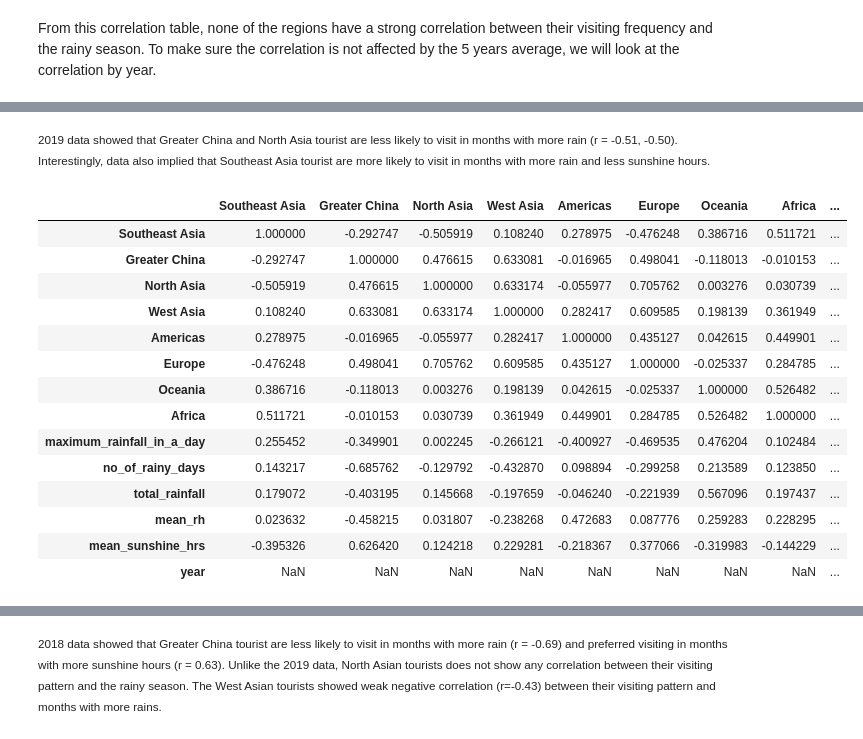
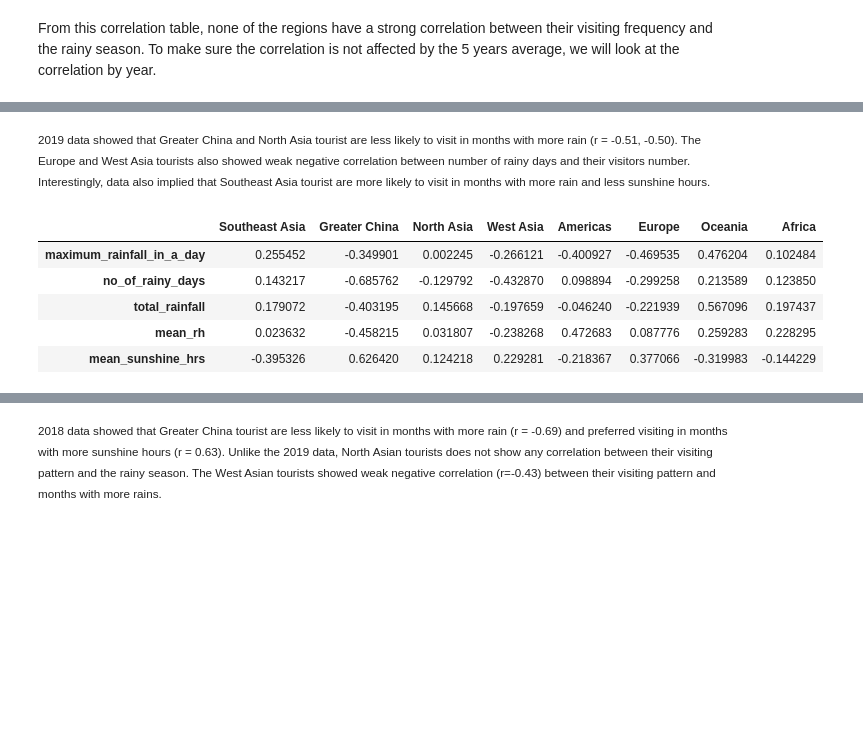
Before and after one commit to altheaxcvii/GA-Project1-Rain-Induced-Fluctuations-in-Singapore-s-Tourism-Number, a Jupyter notebook: Rain-Induced Fluctuations in Singapore's Tourism Number.ipynb, the cells around one changed output, grey strips where cells are left out. Drawn from its saved outputs; the diff is of its cells as text; code cells hidden in the pictures; blank space fills up the shorter version.

```diff
--- a/Rain-Induced Fluctuations in Singapore's Tourism Number.ipynb
+++ b/Rain-Induced Fluctuations in Singapore's Tourism Number.ipynb
@@ -533,21 +537,12 @@ profile_by_region[profile_by_region['year'] == 2019].corr()
 # %% [markdown]
-<small>2019 data showed that Greater China and North Asia tourist are less likely to visit in months with more rain (r = -0.51, -0.50). Interestingly, data also implied that Southeast Asia tourist are more likely to visit in months with more rain and less sunshine hours.
+<small>2019 data showed that Greater China and North Asia tourist are less likely to visit in months with more rain (r = -0.51, -0.50). The Europe and West Asia tourists also showed weak negative correlation between number of rainy days and their visitors number. Interestingly, data also implied that Southeast Asia tourist are more likely to visit in months with more rain and less sunshine hours.
 # %%
 #2018
-profile_by_region[profile_by_region['year'] == 2018].corr()
+profile_by_region[profile_by_region['year'] == 2018].corr().iloc[8:-1,:8]
 # %% [output]
-|  | Southeast Asia | Greater China | North Asia | West Asia | Americas | Europe | Oceania | Africa | ... |
-| Southeast Asia | 1.000000 | -0.292747 | -0.505919 | 0.108240 | 0.278975 | -0.476248 | 0.386716 | 0.511721 | ... |
-| Greater China | -0.292747 | 1.000000 | 0.476615 | 0.633081 | -0.016965 | 0.498041 | -0.118013 | -0.010153 | ... |
-| North Asia | -0.505919 | 0.476615 | 1.000000 | 0.633174 | -0.055977 | 0.705762 | 0.003276 | 0.030739 | ... |
-| West Asia | 0.108240 | 0.633081 | 0.633174 | 1.000000 | 0.282417 | 0.609585 | 0.198139 | 0.361949 | ... |
-| Americas | 0.278975 | -0.016965 | -0.055977 | 0.282417 | 1.000000 | 0.435127 | 0.042615 | 0.449901 | ... |
-| Europe | -0.476248 | 0.498041 | 0.705762 | 0.609585 | 0.435127 | 1.000000 | -0.025337 | 0.284785 | ... |
-| Oceania | 0.386716 | -0.118013 | 0.003276 | 0.198139 | 0.042615 | -0.025337 | 1.000000 | 0.526482 | ... |
-| Africa | 0.511721 | -0.010153 | 0.030739 | 0.361949 | 0.449901 | 0.284785 | 0.526482 | 1.000000 | ... |
-| maximum_rainfall_in_a_day | 0.255452 | -0.349901 | 0.002245 | -0.266121 | -0.400927 | -0.469535 | 0.476204 | 0.102484 | ... |
-| no_of_rainy_days | 0.143217 | -0.685762 | -0.129792 | -0.432870 | 0.098894 | -0.299258 | 0.213589 | 0.123850 | ... |
-| total_rainfall | 0.179072 | -0.403195 | 0.145668 | -0.197659 | -0.046240 | -0.221939 | 0.567096 | 0.197437 | ... |
-| mean_rh | 0.023632 | -0.458215 | 0.031807 | -0.238268 | 0.472683 | 0.087776 | 0.259283 | 0.228295 | ... |
-| mean_sunshine_hrs | -0.395326 | 0.626420 | 0.124218 | 0.229281 | -0.218367 | 0.377066 | -0.319983 | -0.144229 | ... |
-| year | NaN | NaN | NaN | NaN | NaN | NaN | NaN | NaN | ... |
+|  | Southeast Asia | Greater China | North Asia | West Asia | Americas | Europe | Oceania | Africa |
+| maximum_rainfall_in_a_day | 0.255452 | -0.349901 | 0.002245 | -0.266121 | -0.400927 | -0.469535 | 0.476204 | 0.102484 |
+| no_of_rainy_days | 0.143217 | -0.685762 | -0.129792 | -0.432870 | 0.098894 | -0.299258 | 0.213589 | 0.123850 |
+| total_rainfall | 0.179072 | -0.403195 | 0.145668 | -0.197659 | -0.046240 | -0.221939 | 0.567096 | 0.197437 |
+| mean_rh | 0.023632 | -0.458215 | 0.031807 | -0.238268 | 0.472683 | 0.087776 | 0.259283 | 0.228295 |
+| mean_sunshine_hrs | -0.395326 | 0.626420 | 0.124218 | 0.229281 | -0.218367 | 0.377066 | -0.319983 | -0.144229 |
```
Also changed, not shown: parts of 32 cells of this notebook, 2 other files.
